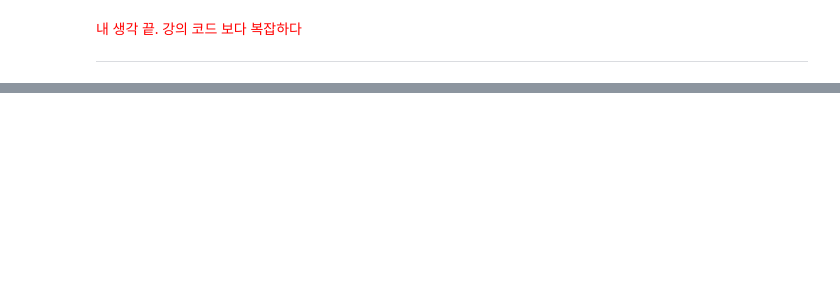
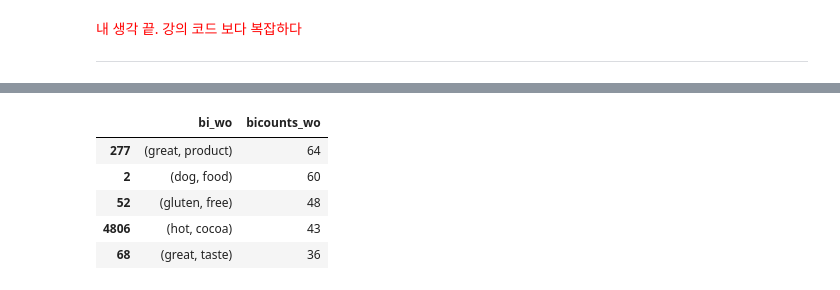
Before and after one commit to davidkorea/amazon_food_reviews, a Jupyter notebook: amazon-fine-food-reviews.ipynb, the cells around one changed output, grey strips where cells are left out. Cells and saved outputs as stored; diff of their text form; code cells hidden in the pictures; blank space fills up the shorter version.

```diff
--- a/amazon-fine-food-reviews.ipynb
+++ b/amazon-fine-food-reviews.ipynb
@@ -441,0 +517,9 @@ plt.show()
+# %%
+bi_fq_wo.head()
+# %% [output]
+|  | bi_wo | bicounts_wo |
+| 277 | (great, product) | 64 |
+| 2 | (dog, food) | 60 |
+| 52 | (gluten, free) | 48 |
+| 4806 | (hot, cocoa) | 43 |
+| 68 | (great, taste) | 36 |
```
Also changed, not shown: parts of 38 cells of this notebook, 1 other file.
